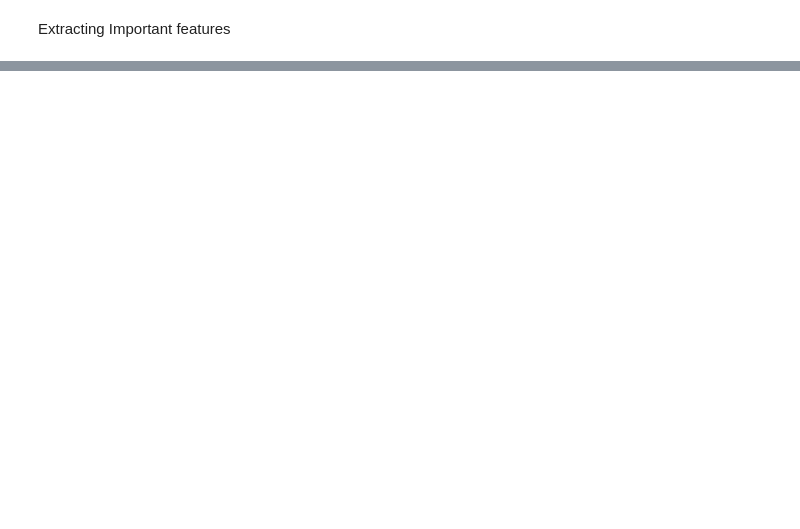
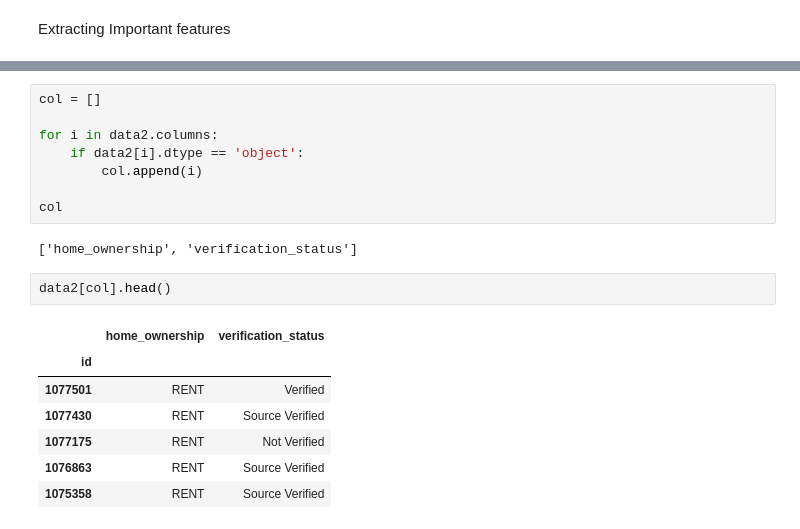
Before and after one commit to MUDIT23/B.E-Project-Loan-Analysis-Predicting-Defaulters-, a Jupyter notebook: Data preprocess.ipynb, the cells around one changed output, grey strips where cells are left out. Saved outputs shown, nothing was run; the diff lists cells and outputs as text; blank space fills up the shorter version.

```diff
--- a/Data preprocess.ipynb
+++ b/Data preprocess.ipynb
@@ -236,0 +270,20 @@ dtype: int64
+# %%
+col = []
+
+for i in data2.columns:
+    if data2[i].dtype == 'object':
+        col.append(i)
+
+col
+# %% [output]
+['home_ownership', 'verification_status']
+# %%
+data2[col].head()
+# %% [output]
+|  | home_ownership | verification_status |
+| id |  |  |
+| 1077501 | RENT | Verified |
+| 1077430 | RENT | Source Verified |
+| 1077175 | RENT | Not Verified |
+| 1076863 | RENT | Source Verified |
+| 1075358 | RENT | Source Verified |
```
Also changed, not shown: parts of 20 cells of this notebook.
